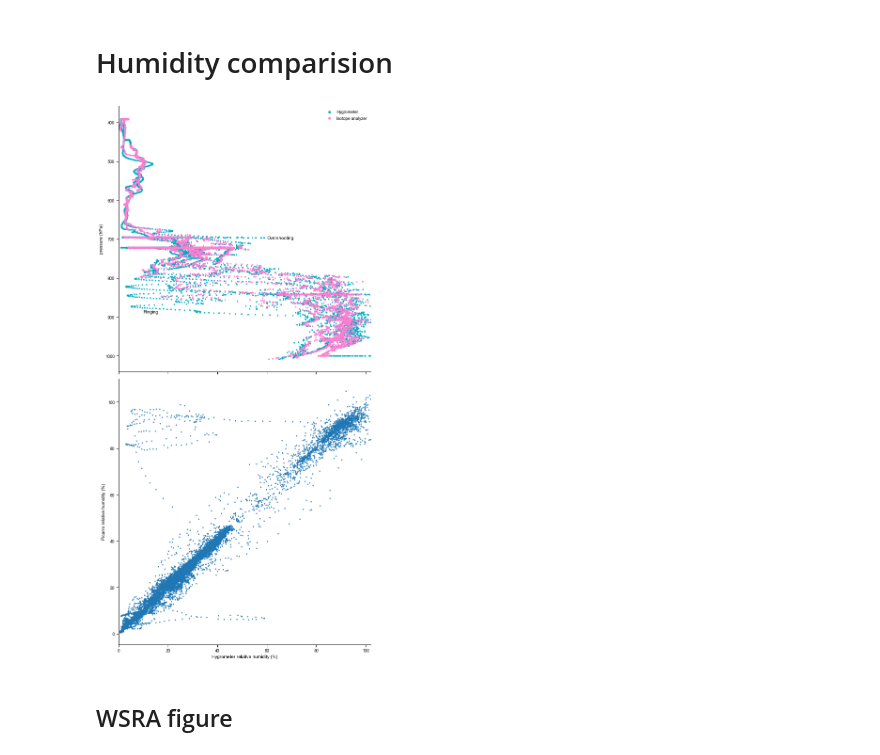
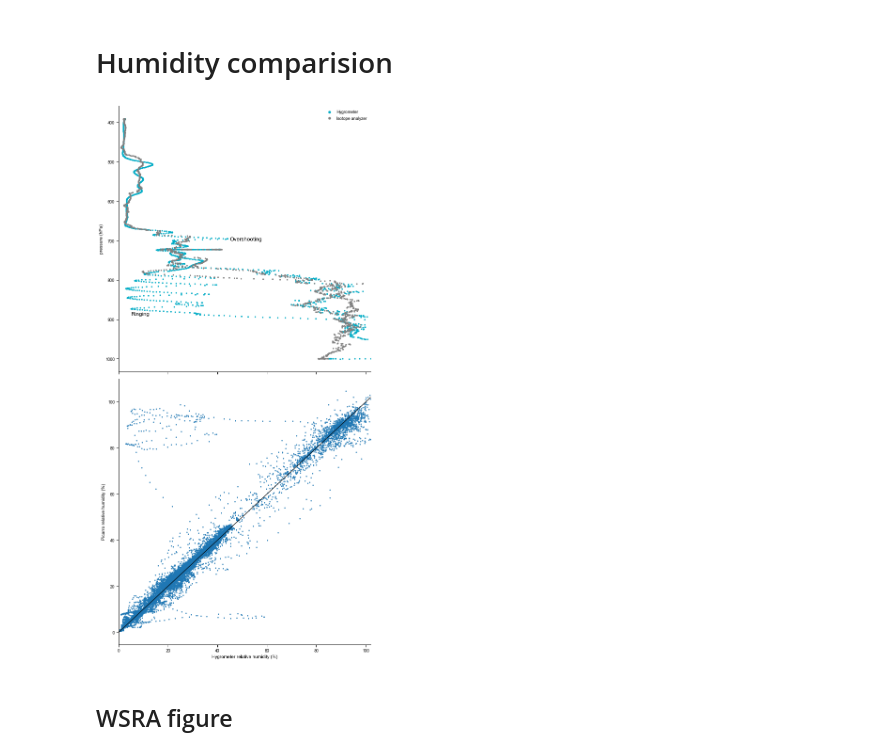
Before and after one commit to RobertPincus/atomic-p3-data-paper, a Jupyter notebook: Figures.ipynb, the cells around one changed output. Saved outputs shown, nothing was run; the diff lists cells and outputs as text; code cells hidden in the pictures.

Commit message:
Added Picarro/hygrometer figure

```diff
--- a/Figures.ipynb
+++ b/Figures.ipynb
@@ -106,7 +106,7 @@ flight_dates = [datetime.date(2020, 1, 17),
 ### Figure directory, intake catalog for P3 data
 # %%
 figDir = pathlib.Path('.')
-p3_data = open_catalog('https://raw.githubusercontent.com/eurec4a/eurec4a-intake/master/p3/main.yaml')
+p3_data = open_catalog('https://raw.githubusercontent.com/eurec4a/eurec4a-intake/master/P3/main.yaml')
 #
 # Return the flight_id used in the intake catalog from a date
 #
@@ -199,13 +199,10 @@ with urllib.request.urlopen(sondes_file) as f:
 axbts = p3_data.AXBT.Level_3.to_dask()
 axbt_dates = [d for d in flight_dates if d.strftime("%Y-%m-%d") in np.datetime_as_string(axbts.time, unit="D")]
 
+swift_data = open_catalog('https://raw.githubusercontent.com/eurec4a/eurec4a-intake/master/swifts.yml')
+swifts = [swift_data[s].to_dask() for s in list(swift_data)]
 #
-# Use intake catalog here when available
-#
-swift_nums = [16, 17, 22, 23, 24, 25]
-swifts = [xr.open_dataset('https://psl.noaa.gov/thredds/dodsC/Datasets/ATOMIC/data/swift_drifters/EUREC4A_ATOMIC_SWIFT{}_All_v1.1.nc'.format(s)) for s in swift_nums]
-#
-# Dates with potentia SWIFT/P-3 overlap
+# Dates with potential SWIFT/P-3 overlap
 #
 swift_dates = [d for d in
                [datetime.date(2020, 1, 19),
@@ -292,31 +329,41 @@ rhs = rhs.where(rhs.alt > 80., drop = True)
 # %%
 sns.set_context("paper")
 fig, (ax1, ax2) = plt.subplots(nrows=2, sharex = True, figsize = (8.3, 16.6))
-
-ax1.scatter(rhs["rh_p3" ], rhs["press"],
+#
+# Profile times identified by Adriana Bailey - include some of the isotope profiles but also other times
+#
+profiles = xr.concat([rhs.sel(time = slice(np.datetime64("2020-01-19T15:36:00"),np.datetime64("2020-01-19T16:07:40"))),
+                      rhs.sel(time = slice(np.datetime64("2020-01-19T20:31:12"),np.datetime64("2020-01-19T20:41:16")))],
+                      dim="time")
+ax1.scatter(profiles["rh_p3" ], profiles["press"],
            color=cc.glasbey[3], marker = ".", label = "Hygrometer")
-ax1.scatter(rhs["rh_iso"], rhs["press"],
-           color=cc.glasbey[5], marker = ".", label = "Isotope analyzer")
+ax1.scatter(profiles["rh_iso"], profiles["press"],
+           color="0.5", marker = ".", label = "Isotope analyzer")
 ax1.invert_yaxis()
 ax1.legend(markerscale = 2)
 ax1.set_xlim(0, 100)
 ax1.set_ylabel("pressure (hPa)")
 
-ax1.annotate('Ringing',     (10,890))
-ax1.annotate('Overshooting',(60,700))
+ax1.annotate('Ringing',     ( 5,890), fontsize="large")
+ax1.annotate('Overshooting',(45,700), fontsize="large")
 
+#
+#
+#
 ax2.scatter(rhs["rh_p3"],rhs["rh_iso"], s=3)
+# 1:1 line
+ax2.plot([0,102], [0,102], 'k-', color = 'black')
 ax2.set_xlim(0, 102)
 ax2.set_xlabel("Hygrometer relative humidity (%)")
 ax2.set_ylabel("Picarro relative humidity (%)")
 
 sns.despine()
 plt.tight_layout()
 
 if saveFigs:
     fig.savefig(figDir.joinpath("Water-vapor-comparision.pdf"), dpi=600, transparent=True, bbox_inches = "tight")
 # %% [output]
-[figure, old version]
+[figure, new version]
 # %% [markdown]
 ## WSRA figure
 # %%
```
Also changed, not shown: parts of 5 cells of this notebook.
